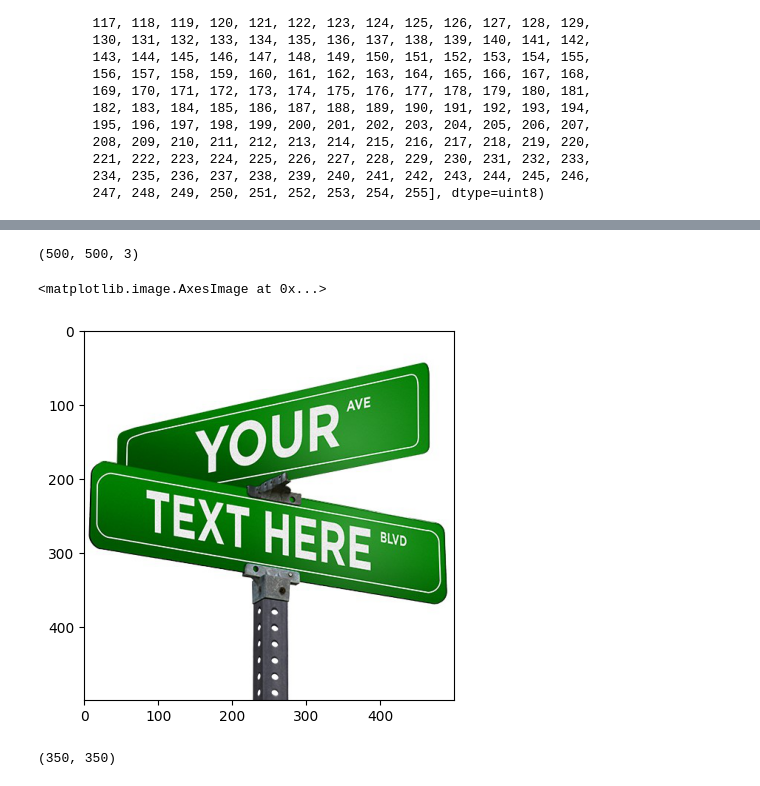
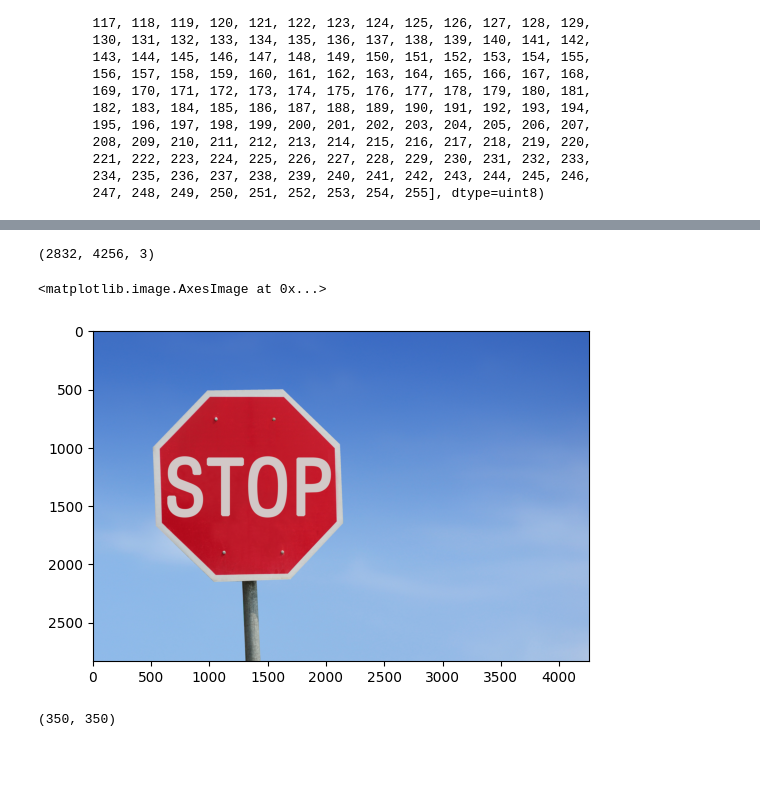
Before and after one commit to Za-kia/Deep-learning-for-computer-vision, a Jupyter notebook: aparat_episode_1.ipynb, the cells around one changed output, grey strips where cells are left out. Cells and saved outputs as stored; diff of their text form; code cells hidden in the pictures; blank space fills up the shorter version.

```diff
--- a/aparat_episode_1.ipynb
+++ b/aparat_episode_1.ipynb
@@ -154,11 +154,11 @@ plt.imshow(img)
 # %%
-img = np.array(plt.imread('C:/Users/Asus/Pictures/project_python/image_1.jpg'))
+img = np.array(plt.imread('./images/sign.jpg'))
 print(img.shape)
 plt.imshow(img)
 # %% [output]
-(500, 500, 3)
+(2832, 4256, 3)
 <matplotlib.image.AxesImage at 0x...>
-[figure, old version]
+[figure, new version]
 # %%
 def rgb2gray(rgb):
     return np.dot(rgb[...,:3], [0.299, 0.587, 0.114]).astype(int)
```
Also changed, not shown: parts of 22 cells of this notebook, 2 other files.
